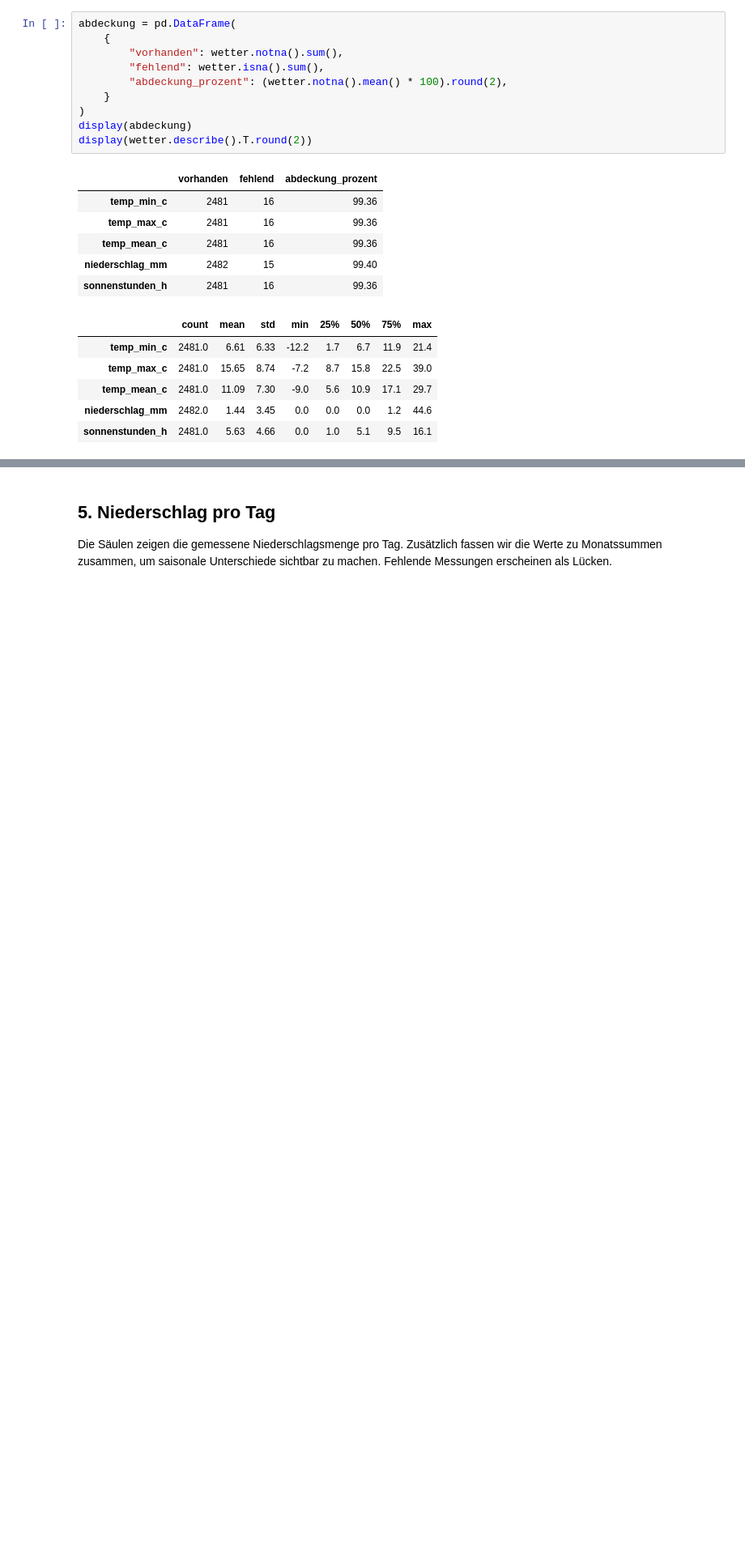
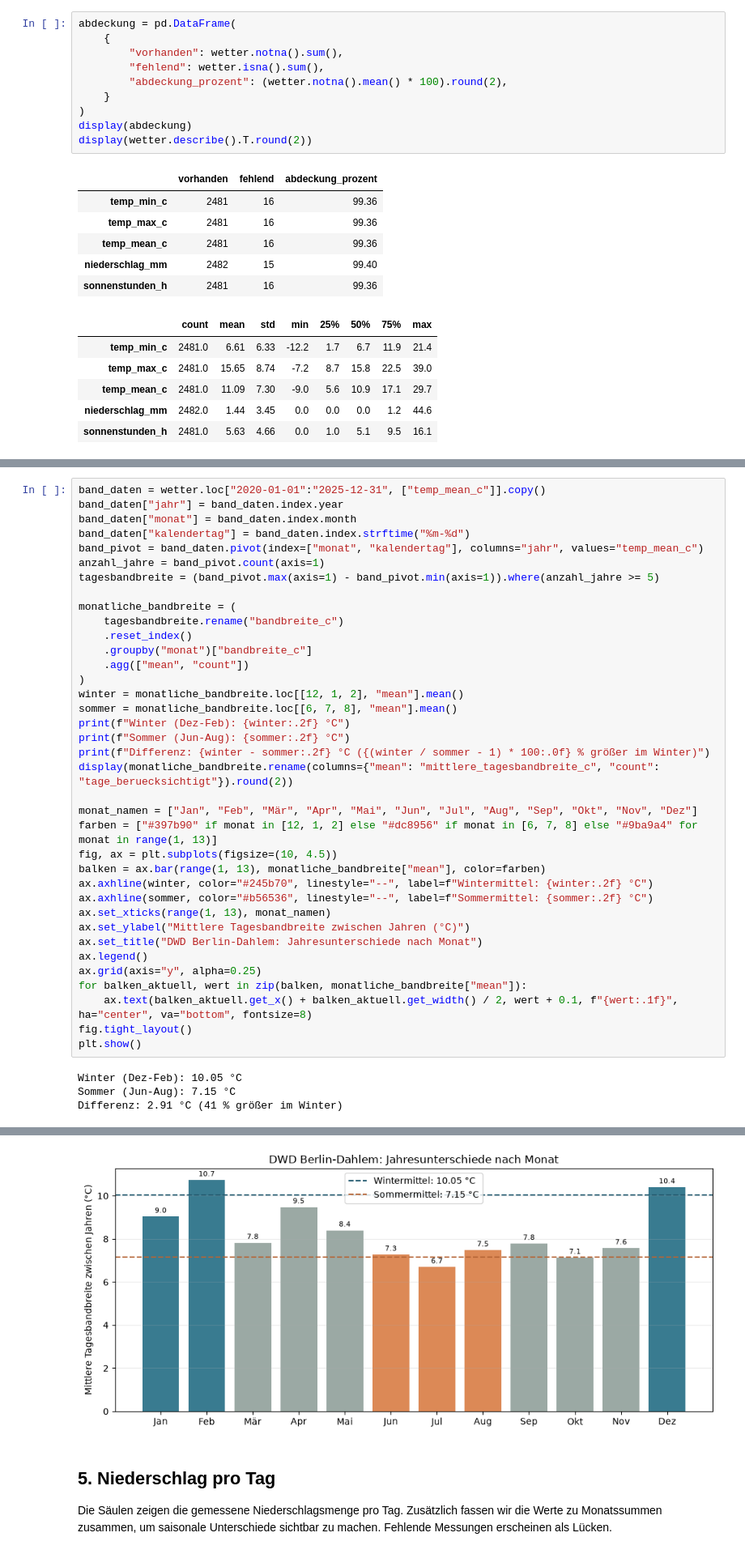
Before and after one commit to ArnLoe/htw_seminar3_jupyter, a Jupyter notebook: dwd_wetteranalyse_berlin.ipynb, the cells around one changed output, grey strips where cells are left out. Shown at 81% size. Cells and saved outputs as stored; diff of their text form; blank space fills up the shorter version.

```diff
--- a/dwd_wetteranalyse_berlin.ipynb
+++ b/dwd_wetteranalyse_berlin.ipynb
@@ -107,0 +141,41 @@ plt.show()
+# %%
+band_daten = wetter.loc["2020-01-01":"2025-12-31", ["temp_mean_c"]].copy()
+band_daten["jahr"] = band_daten.index.year
+band_daten["monat"] = band_daten.index.month
+band_daten["kalendertag"] = band_daten.index.strftime("%m-%d")
+band_pivot = band_daten.pivot(index=["monat", "kalendertag"], columns="jahr", values="temp_mean_c")
+anzahl_jahre = band_pivot.count(axis=1)
+tagesbandbreite = (band_pivot.max(axis=1) - band_pivot.min(axis=1)).where(anzahl_jahre >= 5)
+
+monatliche_bandbreite = (
+    tagesbandbreite.rename("bandbreite_c")
+    .reset_index()
+    .groupby("monat")["bandbreite_c"]
+    .agg(["mean", "count"])
+)
+winter = monatliche_bandbreite.loc[[12, 1, 2], "mean"].mean()
+sommer = monatliche_bandbreite.loc[[6, 7, 8], "mean"].mean()
+print(f"Winter (Dez-Feb): {winter:.2f} °C")
+print(f"Sommer (Jun-Aug): {sommer:.2f} °C")
+print(f"Differenz: {winter - sommer:.2f} °C ({(winter / sommer - 1) * 100:.0f} % größer im Winter)")
+display(monatliche_bandbreite.rename(columns={"mean": "mittlere_tagesbandbreite_c", "count": "tage_beruecksichtigt"}).round(2))
+
+monat_namen = ["Jan", "Feb", "Mär", "Apr", "Mai", "Jun", "Jul", "Aug", "Sep", "Okt", "Nov", "Dez"]
+farben = ["#397b90" if monat in [12, 1, 2] else "#dc8956" if monat in [6, 7, 8] else "#9ba9a4" for monat in range(1, 13)]
+fig, ax = plt.subplots(figsize=(10, 4.5))
+balken = ax.bar(range(1, 13), monatliche_bandbreite["mean"], color=farben)
+ax.axhline(winter, color="#245b70", linestyle="--", label=f"Wintermittel: {winter:.2f} °C")
+ax.axhline(sommer, color="#b56536", linestyle="--", label=f"Sommermittel: {sommer:.2f} °C")
+ax.set_xticks(range(1, 13), monat_namen)
+ax.set_ylabel("Mittlere Tagesbandbreite zwischen Jahren (°C)")
+ax.set_title("DWD Berlin-Dahlem: Jahresunterschiede nach Monat")
+ax.legend()
+ax.grid(axis="y", alpha=0.25)
+for balken_aktuell, wert in zip(balken, monatliche_bandbreite["mean"]):
+    ax.text(balken_aktuell.get_x() + balken_aktuell.get_width() / 2, wert + 0.1, f"{wert:.1f}", ha="center", va="bottom", fontsize=8)
+fig.tight_layout()
+plt.show()
+# %% [output]
+Winter (Dez-Feb): 10.05 °C
+Sommer (Jun-Aug): 7.15 °C
+Differenz: 2.91 °C (41 % größer im Winter)
@@ -108,3 +196,4 @@ plt.show()
+[figure, added]
 # %% [markdown]
 ## 5. Niederschlag pro Tag
 
```
Also changed, not shown: parts of 18 cells of this notebook.
